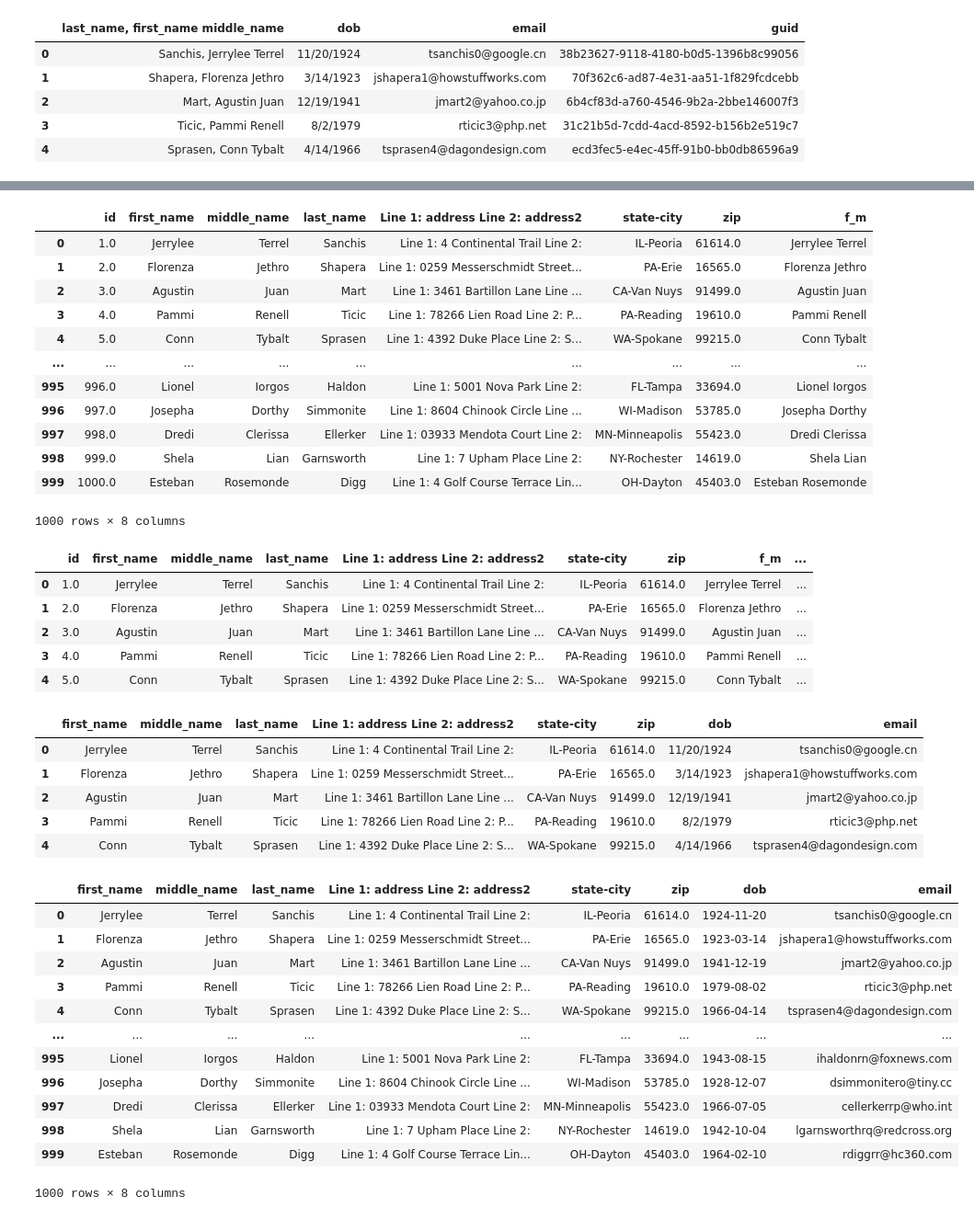
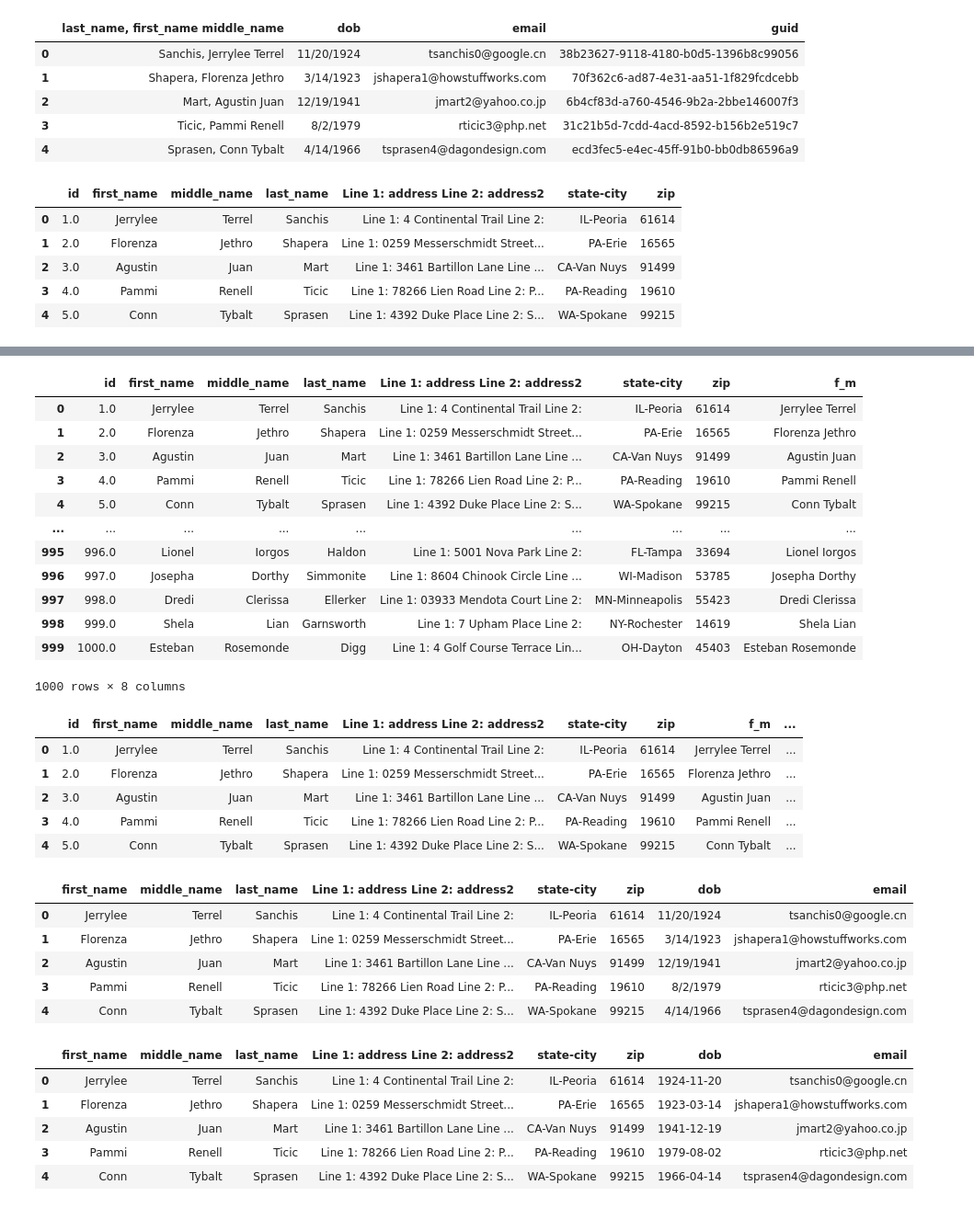
Before and after one commit to ajee-s/etl_mini_group_project, a Jupyter notebook: Group_1_ Mini_Project.ipynb, the cells around one changed output, grey strips where cells are left out. Shown at 92% size. Drawn from its saved outputs; the diff is of its cells as text; code cells hidden in the pictures.

```diff
--- a/Group_1_ Mini_Project.ipynb
+++ b/Group_1_ Mini_Project.ipynb
@@ -19,7 +19,7 @@ import numpy as np
 import os
 pd.options.mode.chained_assignment = None
 # %%
-df1 = pd.read_csv('Group_1_MiniProject/fake_data_address.csv', dtype={'first_name': str, 'middle_name': str, 'last_name': str})
+df1 = pd.read_csv('fake_data_address.csv', dtype={'first_name': str, 'middle_name': str, 'last_name': str, "zip":str})
 df1.head(5)
 # %% [output]
 |  | id | first_name | middle_name | last_name | Line 1: address Line 2: address2 | state-city | zip |
@@ -31,5 +31,5 @@ df1.head(5)
 # %%
-df2 = pd.read_csv('Group_1_MiniProject/fake_data_dob.csv', dtype={'last_name, first_name middle_name': str, 'dob': str, 'email': str, 'guid':str})
+df2 = pd.read_csv('fake_data_dob.csv', dtype={'last_name, first_name middle_name': str, 'dob': str, 'email': str, 'guid':str})
 df2.head(5)
 # %% [output]
 |  | last_name, first_name middle_name | dob | email | guid |
@@ -42,6 +42,16 @@ df2.head(5)
 #drop empty rows
 df1=df1.dropna()
 df2=df2.dropna()
+# %%
+df1['zip'] = df1['zip'].astype(int).astype(str).str.zfill(5)
+df1.head()
+# %% [output]
+|  | id | first_name | middle_name | last_name | Line 1: address Line 2: address2 | state-city | zip |
+| 0 | 1.0 | Jerrylee | Terrel | Sanchis | Line 1: 4 Continental Trail Line 2: | IL-Peoria | 61614 |
+| 1 | 2.0 | Florenza | Jethro | Shapera | Line 1: 0259 Messerschmidt Street... | PA-Erie | 16565 |
+| 2 | 3.0 | Agustin | Juan | Mart | Line 1: 3461 Bartillon Lane Line ... | CA-Van Nuys | 91499 |
+| 3 | 4.0 | Pammi | Renell | Ticic | Line 1: 78266 Lien Road Line 2: P... | PA-Reading | 19610 |
+| 4 | 5.0 | Conn | Tybalt | Sprasen | Line 1: 4392 Duke Place Line 2: S... | WA-Spokane | 99215 |
 # %%
 #split lastname from first name and middle name in dob df
 df2[['last', 'f_m']] = df2['last_name, first_name middle_name'].apply(lambda x: pd.Series(str(x).split(", ")))
@@ -62,31 +72,31 @@ df1['f_m'] = df1.agg('{0[first_name]} {0[middle_name]}'.format, axis=1)
 df1
 # %% [output]
 |  | id | first_name | middle_name | last_name | Line 1: address Line 2: address2 | state-city | zip | f_m |
-| 0 | 1.0 | Jerrylee | Terrel | Sanchis | Line 1: 4 Continental Trail Line 2: | IL-Peoria | 61614.0 | Jerrylee Terrel |
-| 1 | 2.0 | Florenza | Jethro | Shapera | Line 1: 0259 Messerschmidt Street... | PA-Erie | 16565.0 | Florenza Jethro |
-| 2 | 3.0 | Agustin | Juan | Mart | Line 1: 3461 Bartillon Lane Line ... | CA-Van Nuys | 91499.0 | Agustin Juan |
-| 3 | 4.0 | Pammi | Renell | Ticic | Line 1: 78266 Lien Road Line 2: P... | PA-Reading | 19610.0 | Pammi Renell |
-| 4 | 5.0 | Conn | Tybalt | Sprasen | Line 1: 4392 Duke Place Line 2: S... | WA-Spokane | 99215.0 | Conn Tybalt |
+| 0 | 1.0 | Jerrylee | Terrel | Sanchis | Line 1: 4 Continental Trail Line 2: | IL-Peoria | 61614 | Jerrylee Terrel |
+| 1 | 2.0 | Florenza | Jethro | Shapera | Line 1: 0259 Messerschmidt Street... | PA-Erie | 16565 | Florenza Jethro |
+| 2 | 3.0 | Agustin | Juan | Mart | Line 1: 3461 Bartillon Lane Line ... | CA-Van Nuys | 91499 | Agustin Juan |
+| 3 | 4.0 | Pammi | Renell | Ticic | Line 1: 78266 Lien Road Line 2: P... | PA-Reading | 19610 | Pammi Renell |
+| 4 | 5.0 | Conn | Tybalt | Sprasen | Line 1: 4392 Duke Place Line 2: S... | WA-Spokane | 99215 | Conn Tybalt |
 | ... | ... | ... | ... | ... | ... | ... | ... | ... |
-| 995 | 996.0 | Lionel | Iorgos | Haldon | Line 1: 5001 Nova Park Line 2: | FL-Tampa | 33694.0 | Lionel Iorgos |
-| 996 | 997.0 | Josepha | Dorthy | Simmonite | Line 1: 8604 Chinook Circle Line ... | WI-Madison | 53785.0 | Josepha Dorthy |
-| 997 | 998.0 | Dredi | Clerissa | Ellerker | Line 1: 03933 Mendota Court Line 2: | MN-Minneapolis | 55423.0 | Dredi Clerissa |
-| 998 | 999.0 | Shela | Lian | Garnsworth | Line 1: 7 Upham Place Line 2: | NY-Rochester | 14619.0 | Shela Lian |
-| 999 | 1000.0 | Esteban | Rosemonde | Digg | Line 1: 4 Golf Course Terrace Lin... | OH-Dayton | 45403.0 | Esteban Rosemonde |
+| 995 | 996.0 | Lionel | Iorgos | Haldon | Line 1: 5001 Nova Park Line 2: | FL-Tampa | 33694 | Lionel Iorgos |
+| 996 | 997.0 | Josepha | Dorthy | Simmonite | Line 1: 8604 Chinook Circle Line ... | WI-Madison | 53785 | Josepha Dorthy |
+| 997 | 998.0 | Dredi | Clerissa | Ellerker | Line 1: 03933 Mendota Court Line 2: | MN-Minneapolis | 55423 | Dredi Clerissa |
+| 998 | 999.0 | Shela | Lian | Garnsworth | Line 1: 7 Upham Place Line 2: | NY-Rochester | 14619 | Shela Lian |
+| 999 | 1000.0 | Esteban | Rosemonde | Digg | Line 1: 4 Golf Course Terrace Lin... | OH-Dayton | 45403 | Esteban Rosemonde |
 1000 rows × 8 columns
 # %%
-#merge dataframes
+#merge dataframes using first name + middle name column
 df = df1.merge(df2, on='f_m', how='inner')
 df.head()
 # %% [output]
 |  | id | first_name | middle_name | last_name | Line 1: address Line 2: address2 | state-city | zip | f_m | ... |
-| 0 | 1.0 | Jerrylee | Terrel | Sanchis | Line 1: 4 Continental Trail Line 2: | IL-Peoria | 61614.0 | Jerrylee Terrel | ... |
-| 1 | 2.0 | Florenza | Jethro | Shapera | Line 1: 0259 Messerschmidt Street... | PA-Erie | 16565.0 | Florenza Jethro | ... |
-| 2 | 3.0 | Agustin | Juan | Mart | Line 1: 3461 Bartillon Lane Line ... | CA-Van Nuys | 91499.0 | Agustin Juan | ... |
-| 3 | 4.0 | Pammi | Renell | Ticic | Line 1: 78266 Lien Road Line 2: P... | PA-Reading | 19610.0 | Pammi Renell | ... |
-| 4 | 5.0 | Conn | Tybalt | Sprasen | Line 1: 4392 Duke Place Line 2: S... | WA-Spokane | 99215.0 | Conn Tybalt | ... |
+| 0 | 1.0 | Jerrylee | Terrel | Sanchis | Line 1: 4 Continental Trail Line 2: | IL-Peoria | 61614 | Jerrylee Terrel | ... |
+| 1 | 2.0 | Florenza | Jethro | Shapera | Line 1: 0259 Messerschmidt Street... | PA-Erie | 16565 | Florenza Jethro | ... |
+| 2 | 3.0 | Agustin | Juan | Mart | Line 1: 3461 Bartillon Lane Line ... | CA-Van Nuys | 91499 | Agustin Juan | ... |
+| 3 | 4.0 | Pammi | Renell | Ticic | Line 1: 78266 Lien Road Line 2: P... | PA-Reading | 19610 | Pammi Renell | ... |
+| 4 | 5.0 | Conn | Tybalt | Sprasen | Line 1: 4392 Duke Place Line 2: S... | WA-Spokane | 99215 | Conn Tybalt | ... |
 # %%
-#drop columns
+#drop columns not required
 df = df.drop('guid', axis=1)
 df = df.drop('f_m', axis=1)
 df = df.drop('last', axis=1)
@@ -94,27 +104,20 @@ df = df.drop('id', axis=1)
 df.head(5)
 # %% [output]
 |  | first_name | middle_name | last_name | Line 1: address Line 2: address2 | state-city | zip | dob | email |
-| 0 | Jerrylee | Terrel | Sanchis | Line 1: 4 Continental Trail Line 2: | IL-Peoria | 61614.0 | 11/20/1924 | tsanchis0@google.cn |
-| 1 | Florenza | Jethro | Shapera | Line 1: 0259 Messerschmidt Street... | PA-Erie | 16565.0 | 3/14/1923 | jshapera1@howstuffworks.com |
-| 2 | Agustin | Juan | Mart | Line 1: 3461 Bartillon Lane Line ... | CA-Van Nuys | 91499.0 | 12/19/1941 | jmart2@yahoo.co.jp |
-| 3 | Pammi | Renell | Ticic | Line 1: 78266 Lien Road Line 2: P... | PA-Reading | 19610.0 | 8/2/1979 | rticic3@php.net |
-| 4 | Conn | Tybalt | Sprasen | Line 1: 4392 Duke Place Line 2: S... | WA-Spokane | 99215.0 | 4/14/1966 | tsprasen4@dagondesign.com |
+| 0 | Jerrylee | Terrel | Sanchis | Line 1: 4 Continental Trail Line 2: | IL-Peoria | 61614 | 11/20/1924 | tsanchis0@google.cn |
+| 1 | Florenza | Jethro | Shapera | Line 1: 0259 Messerschmidt Street... | PA-Erie | 16565 | 3/14/1923 | jshapera1@howstuffworks.com |
+| 2 | Agustin | Juan | Mart | Line 1: 3461 Bartillon Lane Line ... | CA-Van Nuys | 91499 | 12/19/1941 | jmart2@yahoo.co.jp |
+| 3 | Pammi | Renell | Ticic | Line 1: 78266 Lien Road Line 2: P... | PA-Reading | 19610 | 8/2/1979 | rticic3@php.net |
+| 4 | Conn | Tybalt | Sprasen | Line 1: 4392 Duke Place Line 2: S... | WA-Spokane | 99215 | 4/14/1966 | tsprasen4@dagondesign.com |
 # %%
 #change dtype
 df['dob'] = pd.to_datetime(df['dob'])
-df
+df.head(5)
 # %% [output]
 |  | first_name | middle_name | last_name | Line 1: address Line 2: address2 | state-city | zip | dob | email |
-| 0 | Jerrylee | Terrel | Sanchis | Line 1: 4 Continental Trail Line 2: | IL-Peoria | 61614.0 | 1924-11-20 | tsanchis0@google.cn |
-| 1 | Florenza | Jethro | Shapera | Line 1: 0259 Messerschmidt Street... | PA-Erie | 16565.0 | 1923-03-14 | jshapera1@howstuffworks.com |
-| 2 | Agustin | Juan | Mart | Line 1: 3461 Bartillon Lane Line ... | CA-Van Nuys | 91499.0 | 1941-12-19 | jmart2@yahoo.co.jp |
-| 3 | Pammi | Renell | Ticic | Line 1: 78266 Lien Road Line 2: P... | PA-Reading | 19610.0 | 1979-08-02 | rticic3@php.net |
-| 4 | Conn | Tybalt | Sprasen | Line 1: 4392 Duke Place Line 2: S... | WA-Spokane | 99215.0 | 1966-04-14 | tsprasen4@dagondesign.com |
-| ... | ... | ... | ... | ... | ... | ... | ... | ... |
-| 995 | Lionel | Iorgos | Haldon | Line 1: 5001 Nova Park Line 2: | FL-Tampa | 33694.0 | 1943-08-15 | ihaldonrn@foxnews.com |
-| 996 | Josepha | Dorthy | Simmonite | Line 1: 8604 Chinook Circle Line ... | WI-Madison | 53785.0 | 1928-12-07 | dsimmonitero@tiny.cc |
-| 997 | Dredi | Clerissa | Ellerker | Line 1: 03933 Mendota Court Line 2: | MN-Minneapolis | 55423.0 | 1966-07-05 | cellerkerrp@who.int |
-| 998 | Shela | Lian | Garnsworth | Line 1: 7 Upham Place Line 2: | NY-Rochester | 14619.0 | 1942-10-04 | lgarnsworthrq@redcross.org |
-| 999 | Esteban | Rosemonde | Digg | Line 1: 4 Golf Course Terrace Lin... | OH-Dayton | 45403.0 | 1964-02-10 | rdiggrr@hc360.com |
+| 0 | Jerrylee | Terrel | Sanchis | Line 1: 4 Continental Trail Line 2: | IL-Peoria | 61614 | 1924-11-20 | tsanchis0@google.cn |
+| 1 | Florenza | Jethro | Shapera | Line 1: 0259 Messerschmidt Street... | PA-Erie | 16565 | 1923-03-14 | jshapera1@howstuffworks.com |
+| 2 | Agustin | Juan | Mart | Line 1: 3461 Bartillon Lane Line ... | CA-Van Nuys | 91499 | 1941-12-19 | jmart2@yahoo.co.jp |
+| 3 | Pammi | Renell | Ticic | Line 1: 78266 Lien Road Line 2: P... | PA-Reading | 19610 | 1979-08-02 | rticic3@php.net |
+| 4 | Conn | Tybalt | Sprasen | Line 1: 4392 Duke Place Line 2: S... | WA-Spokane | 99215 | 1966-04-14 | tsprasen4@dagondesign.com |
-1000 rows × 8 columns
 # %%
```
Also changed, not shown: parts of 12 cells of this notebook.
